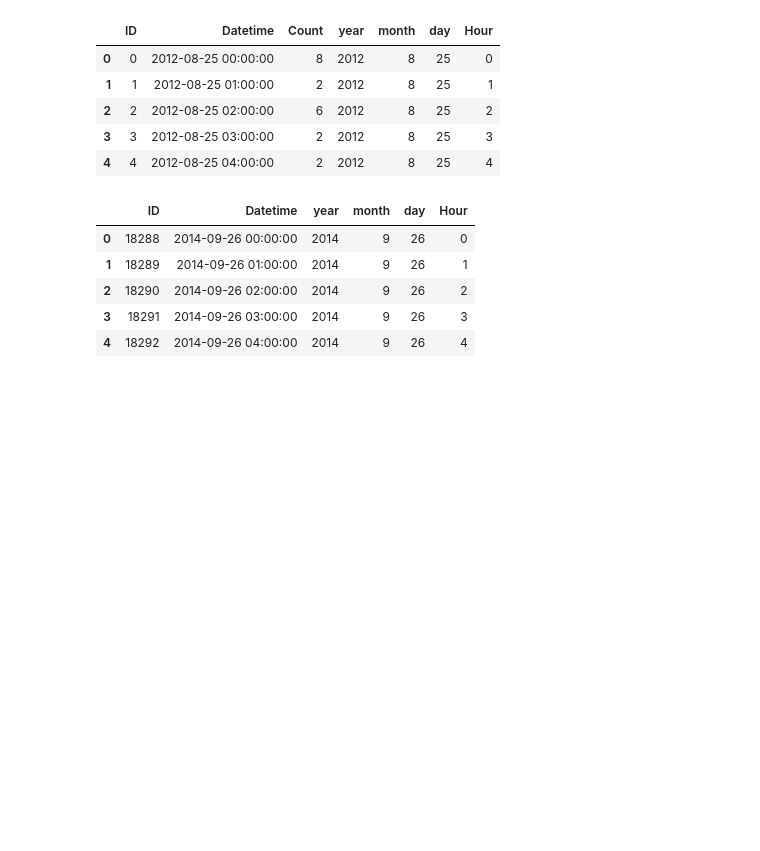
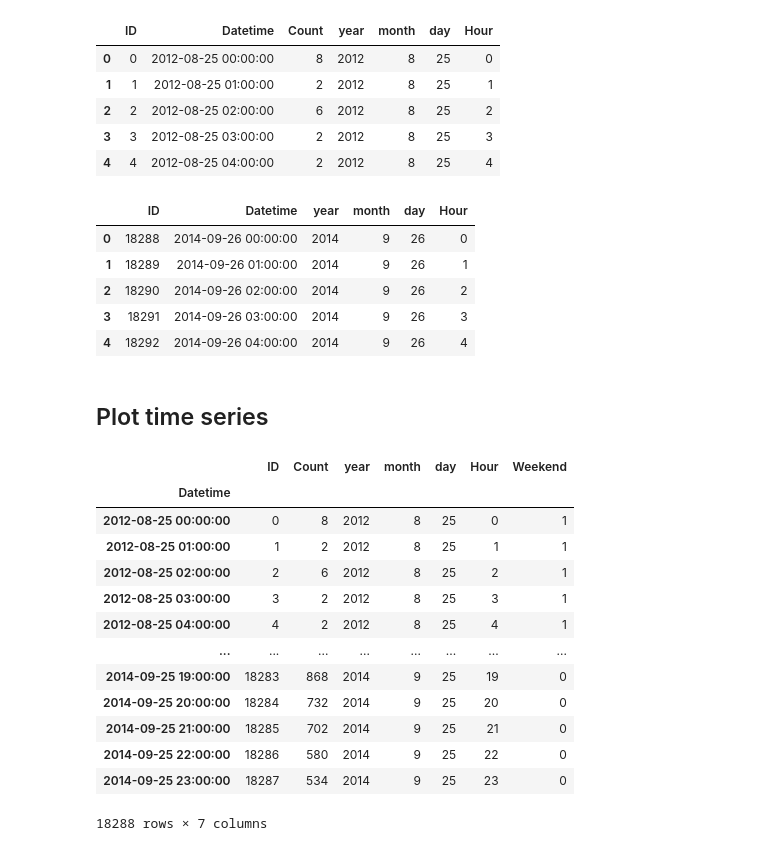
Before and after one commit to MAyub114/time_series_forecasting, a Jupyter notebook: ts_forecasting.ipynb, the cells around one changed output. Drawn from its saved outputs; the diff is of its cells as text; code cells hidden in the pictures; blank space fills up the shorter version.

```diff
--- a/ts_forecasting.ipynb
+++ b/ts_forecasting.ipynb
@@ -111,0 +119,20 @@ test.head()
+# %% [markdown]
+## Plot time series
+# %%
+# X-axis is Datetime
+train.set_index('Datetime')
+# %% [output]
+|  | ID | Count | year | month | day | Hour | Weekend |
+| Datetime |  |  |  |  |  |  |  |
+| 2012-08-25 00:00:00 | 0 | 8 | 2012 | 8 | 25 | 0 | 1 |
+| 2012-08-25 01:00:00 | 1 | 2 | 2012 | 8 | 25 | 1 | 1 |
+| 2012-08-25 02:00:00 | 2 | 6 | 2012 | 8 | 25 | 2 | 1 |
+| 2012-08-25 03:00:00 | 3 | 2 | 2012 | 8 | 25 | 3 | 1 |
+| 2012-08-25 04:00:00 | 4 | 2 | 2012 | 8 | 25 | 4 | 1 |
+| ... | ... | ... | ... | ... | ... | ... | ... |
+| 2014-09-25 19:00:00 | 18283 | 868 | 2014 | 9 | 25 | 19 | 0 |
+| 2014-09-25 20:00:00 | 18284 | 732 | 2014 | 9 | 25 | 20 | 0 |
+| 2014-09-25 21:00:00 | 18285 | 702 | 2014 | 9 | 25 | 21 | 0 |
+| 2014-09-25 22:00:00 | 18286 | 580 | 2014 | 9 | 25 | 22 | 0 |
+| 2014-09-25 23:00:00 | 18287 | 534 | 2014 | 9 | 25 | 23 | 0 |
+18288 rows × 7 columns
```
Also changed, not shown: parts of 3 cells of this notebook.
